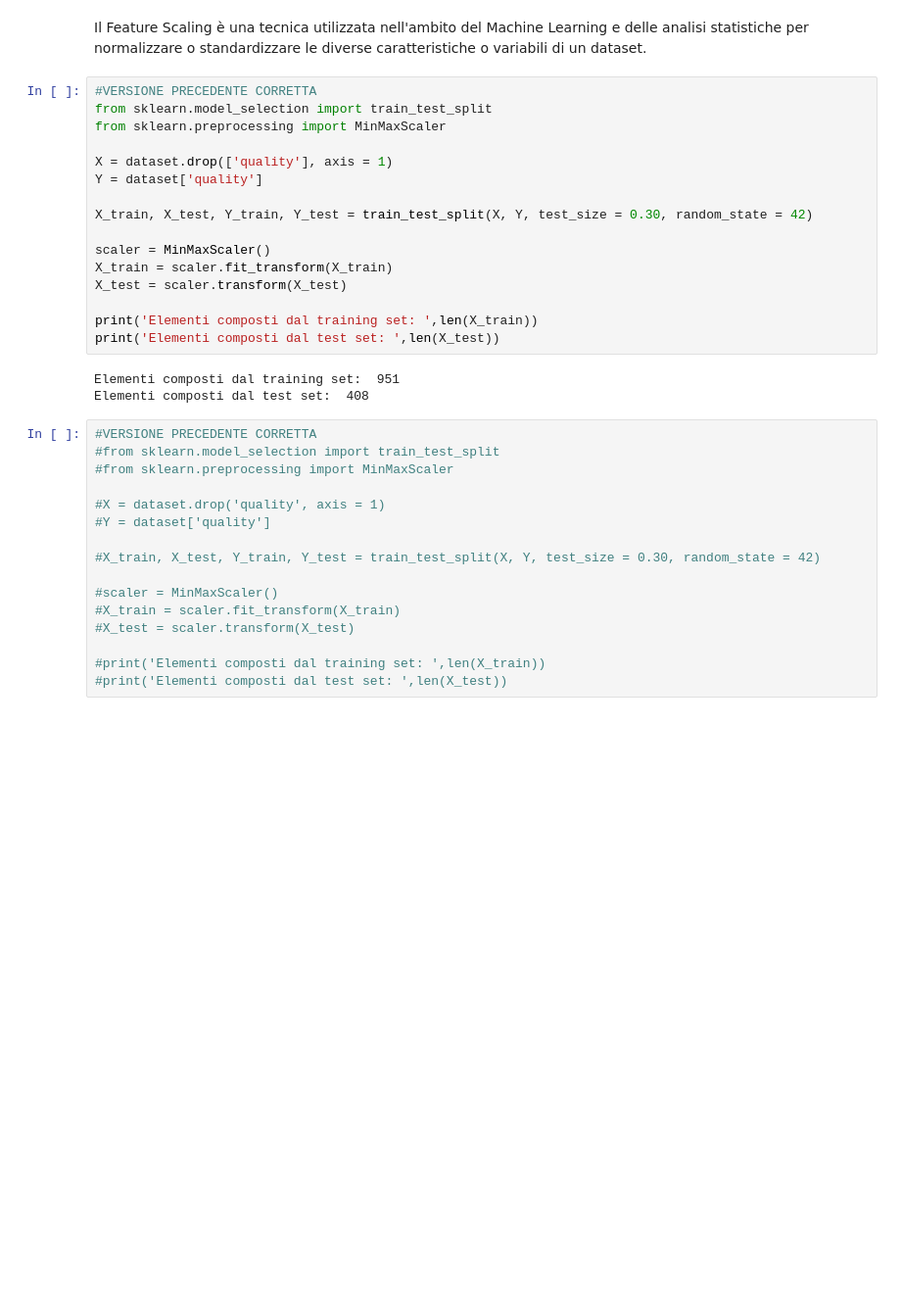
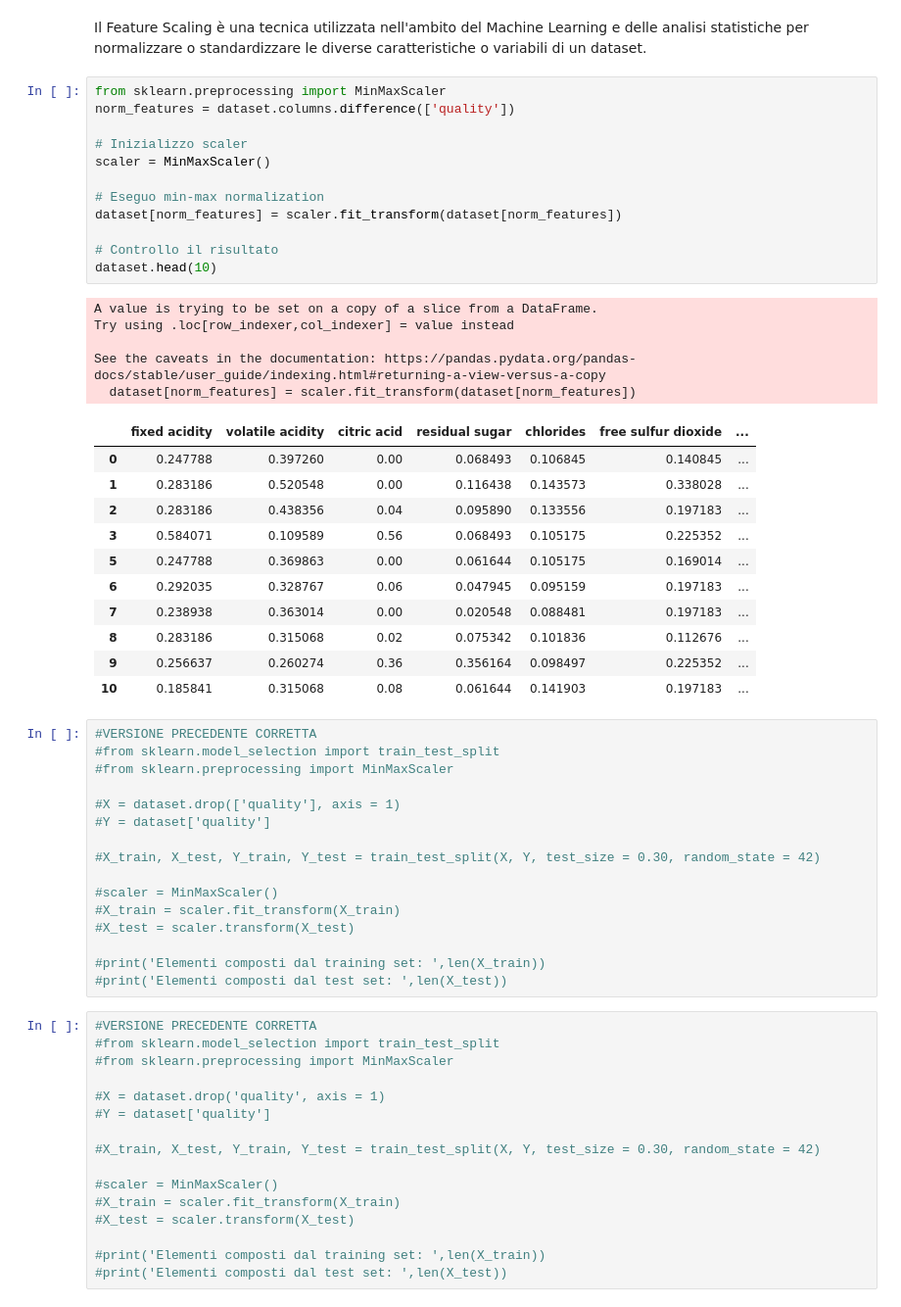
Before and after one commit to bafiuss/Sapore-DiVino, a Jupyter notebook: Sapore_DiVino-CODICE.ipynb, the cells around one changed output. Shown: that part at 98% size. Cells and saved outputs as stored; diff of their text form; blank space fills up the shorter version.

```diff
--- a/Sapore_DiVino-CODICE.ipynb
+++ b/Sapore_DiVino-CODICE.ipynb
@@ -171,25 +182,51 @@ Vini con qualità sufficiente:  719
 # Feature Scaling
 # %% [markdown]
 Il Feature Scaling è una tecnica utilizzata nell'ambito del Machine Learning e delle analisi statistiche per normalizzare o standardizzare le diverse caratteristiche o variabili di un dataset.
+# %%
+from sklearn.preprocessing import MinMaxScaler
+norm_features = dataset.columns.difference(['quality'])
+
+# Inizializzo scaler
+scaler = MinMaxScaler()
+
+# Eseguo min-max normalization
+dataset[norm_features] = scaler.fit_transform(dataset[norm_features])
+
+# Controllo il risultato
+dataset.head(10)
+# %% [output]
+A value is trying to be set on a copy of a slice from a DataFrame.
+Try using .loc[row_indexer,col_indexer] = value instead
+
+See the caveats in the documentation: https://pandas.pydata.org/pandas-docs/stable/user_guide/indexing.html#returning-a-view-versus-a-copy
+  dataset[norm_features] = scaler.fit_transform(dataset[norm_features])
+|  | fixed acidity | volatile acidity | citric acid | residual sugar | chlorides | free sulfur dioxide | ... |
+| 0 | 0.247788 | 0.397260 | 0.00 | 0.068493 | 0.106845 | 0.140845 | ... |
+| 1 | 0.283186 | 0.520548 | 0.00 | 0.116438 | 0.143573 | 0.338028 | ... |
+| 2 | 0.283186 | 0.438356 | 0.04 | 0.095890 | 0.133556 | 0.197183 | ... |
+| 3 | 0.584071 | 0.109589 | 0.56 | 0.068493 | 0.105175 | 0.225352 | ... |
+| 5 | 0.247788 | 0.369863 | 0.00 | 0.061644 | 0.105175 | 0.169014 | ... |
+| 6 | 0.292035 | 0.328767 | 0.06 | 0.047945 | 0.095159 | 0.197183 | ... |
+| 7 | 0.238938 | 0.363014 | 0.00 | 0.020548 | 0.088481 | 0.197183 | ... |
+| 8 | 0.283186 | 0.315068 | 0.02 | 0.075342 | 0.101836 | 0.112676 | ... |
+| 9 | 0.256637 | 0.260274 | 0.36 | 0.356164 | 0.098497 | 0.225352 | ... |
+| 10 | 0.185841 | 0.315068 | 0.08 | 0.061644 | 0.141903 | 0.197183 | ... |
 # %%
 #VERSIONE PRECEDENTE CORRETTA
-from sklearn.model_selection import train_test_split
-from sklearn.preprocessing import MinMaxScaler
+#from sklearn.model_selection import train_test_split
+#from sklearn.preprocessing import MinMaxScaler
 
-X = dataset.drop(['quality'], axis = 1)
-Y = dataset['quality']
+#X = dataset.drop(['quality'], axis = 1)
+#Y = dataset['quality']
 
-X_train, X_test, Y_train, Y_test = train_test_split(X, Y, test_size = 0.30, random_state = 42)
+#X_train, X_test, Y_train, Y_test = train_test_split(X, Y, test_size = 0.30, random_state = 42)
 
-scaler = MinMaxScaler()
-X_train = scaler.fit_transform(X_train)
-X_test = scaler.transform(X_test)
+#scaler = MinMaxScaler()
+#X_train = scaler.fit_transform(X_train)
+#X_test = scaler.transform(X_test)
 
-print('Elementi composti dal training set: ',len(X_train))
-print('Elementi composti dal test set: ',len(X_test))
+#print('Elementi composti dal training set: ',len(X_train))
+#print('Elementi composti dal test set: ',len(X_test))
-# %% [output]
-Elementi composti dal training set:  951
-Elementi composti dal test set:  408
 # %%
 #VERSIONE PRECEDENTE CORRETTA
 #from sklearn.model_selection import train_test_split
```
Also changed, not shown: parts of 13 cells of this notebook, 3 other files.
